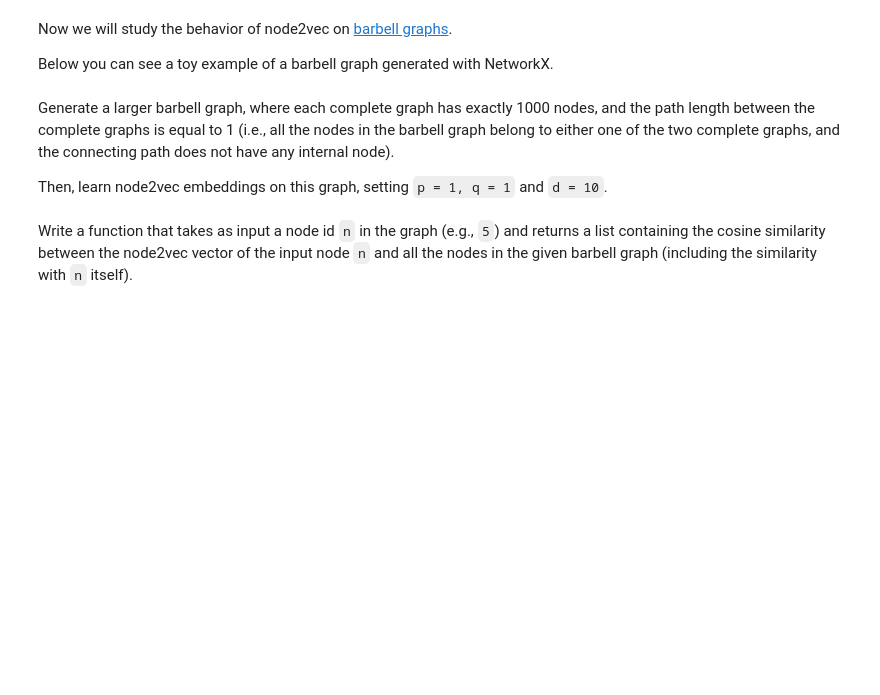
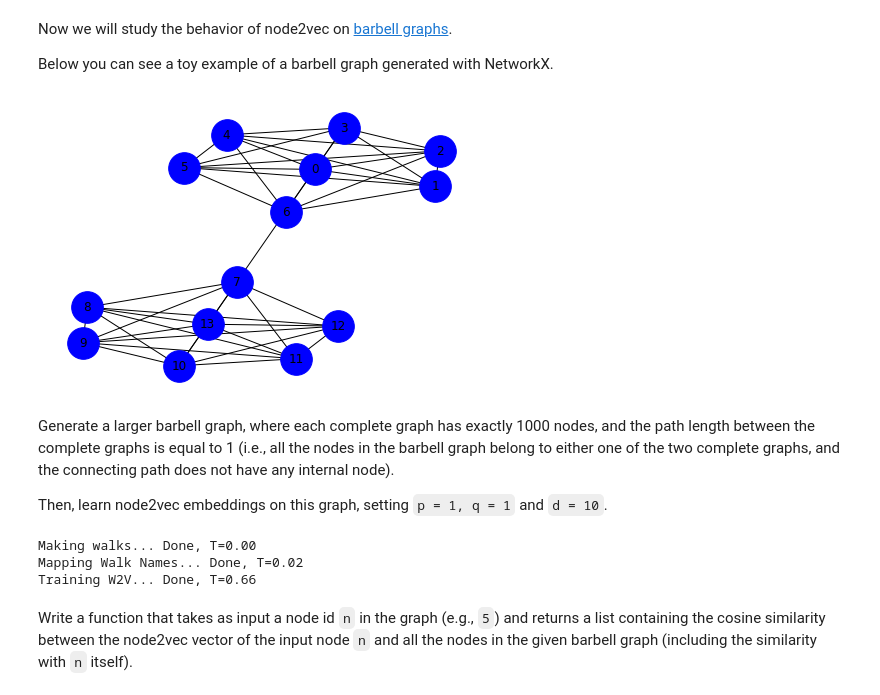
Before and after one commit to lnodin/mining-massive-datasets, a Jupyter notebook: CS246_Colab_6.ipynb, the cells around one changed output. Cells and saved outputs as stored; diff of their text form; code cells hidden in the pictures; blank space fills up the shorter version.

````diff
--- a/CS246_Colab_6.ipynb
+++ b/CS246_Colab_6.ipynb
@@ -88,8 +109,19 @@ Now we will study the behavior of node2vec on [barbell graphs](https://en.wikipe
 
 Below you can see a toy example of a barbell graph generated with NetworkX.
 # %%
+options = {
+    'node_color': 'blue',
+    'node_size': 1000,
+    'width': 1,
+    'arrowstyle': '-|>',
+    'arrowsize': 12,
+}
+
 toy_barbell = nx.barbell_graph(7, 0)
-nx.draw_kamada_kawai(toy_barbell)
+
+nx.draw_kamada_kawai(toy_barbell,**options, with_labels = True)
+# %% [output]
+[figure, added]
 # %% [markdown]
 
 
@@ -102,2 +136,17 @@
+# %%
+# Setting parameters
+p = 1
+q = 1
+d = 10
+
+# Learn node2vec
+n2v_barbell = Node2Vec(p, q, d)
+
+# Fitting data
+n2v_barbell.fit(large_barbell)
+# %% [output]
+Making walks... Done, T=0.00
+Mapping Walk Names... Done, T=0.02
+Training W2V... Done, T=0.66
 # %% [markdown]
 Write a function that takes as input a node id ```n``` in the graph (e.g., ```5```) and returns a list containing the cosine similarity between the node2vec vector of the input node ```n``` and all the nodes in the given barbell graph (including the similarity with ```n``` itself).
````
Also changed, not shown: parts of 11 cells of this notebook.
